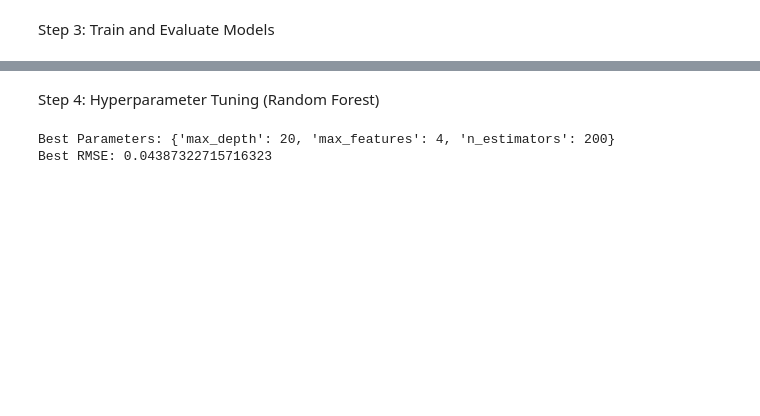
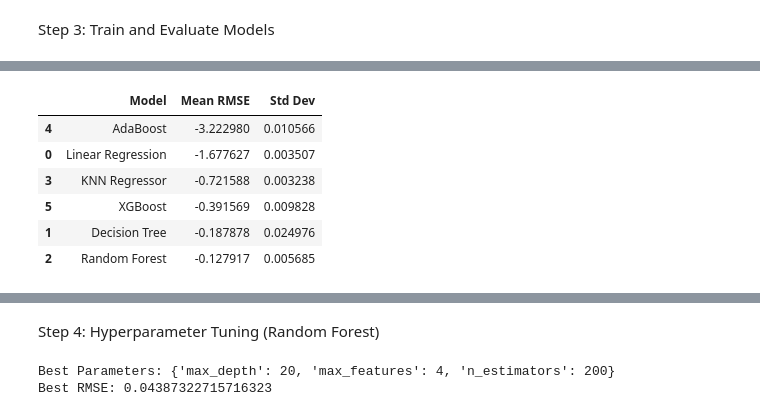
Before and after one commit to malikmati90/ridequick, a Jupyter notebook: ml-model/data-exploration.ipynb, the cells around one changed output, grey strips where cells are left out. Drawn from its saved outputs; the diff is of its cells as text; code cells hidden in the pictures; blank space fills up the shorter version.

```diff
--- a/ml-model/data-exploration.ipynb
+++ b/ml-model/data-exploration.ipynb
@@ -7,8 +7,11 @@ import sklearn
 Load and Visualize Data
 # %%
 # Load CSVs
-train_df = pd.read_csv("train.csv")
-test_df = pd.read_csv("test.csv")
+# train_df = pd.read_csv("train.csv")
+# test_df = pd.read_csv("test.csv")
+
+train_df = pd.read_csv("ml-model/train.csv")
+test_df = pd.read_csv("ml-model/test.csv")
 
 # Basic info
 print("Train shape:", train_df.shape)
@@ -486,0 +466,10 @@ LightGBM
+# %%
+df_results
+# %% [output]
+|  | Model | Mean RMSE | Std Dev |
+| 4 | AdaBoost | -3.222980 | 0.010566 |
+| 0 | Linear Regression | -1.677627 | 0.003507 |
+| 3 | KNN Regressor | -0.721588 | 0.003238 |
+| 5 | XGBoost | -0.391569 | 0.009828 |
+| 1 | Decision Tree | -0.187878 | 0.024976 |
+| 2 | Random Forest | -0.127917 | 0.005685 |
```
Also changed, not shown: parts of 20 cells of this notebook.
